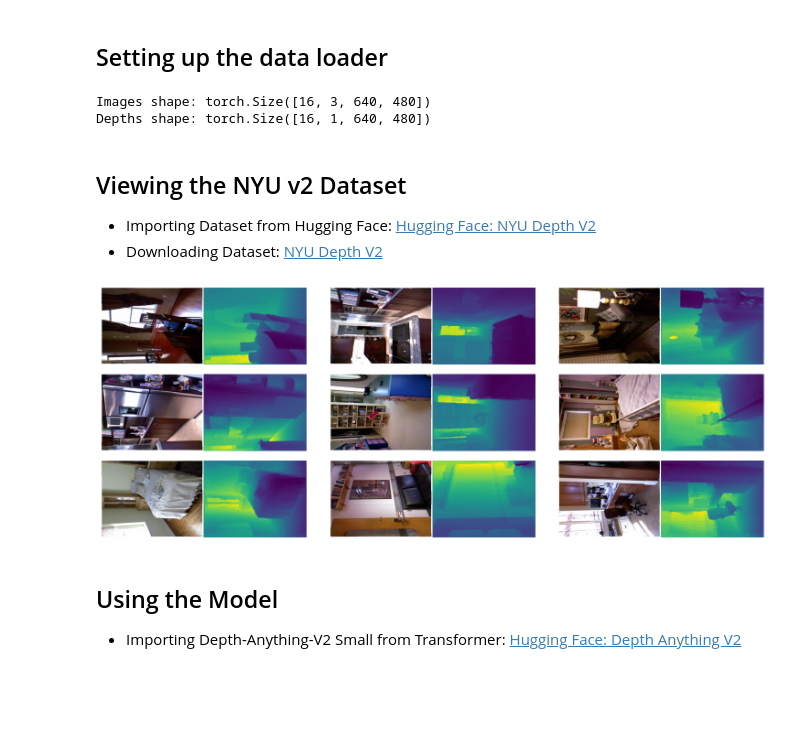
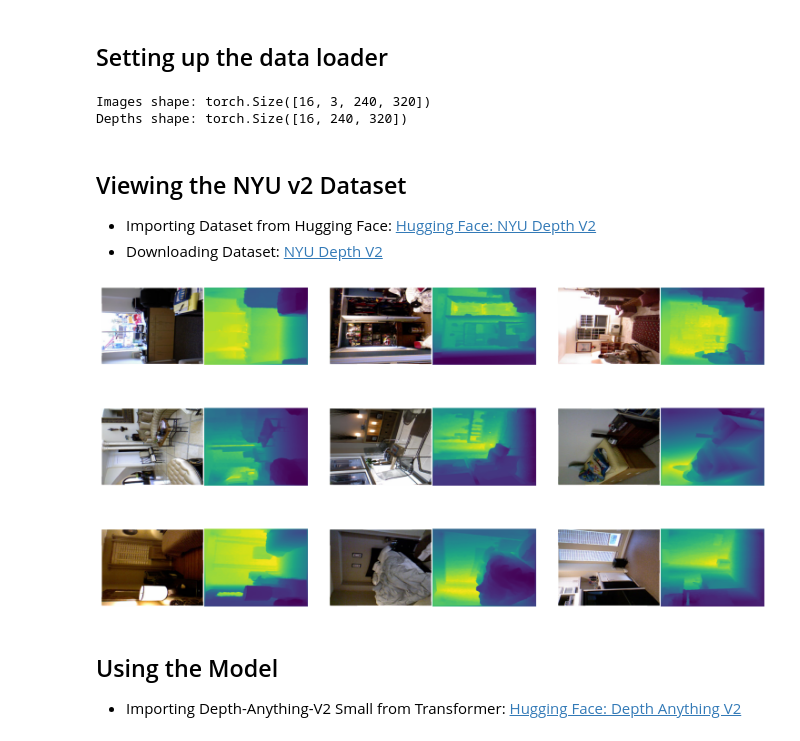
Before and after one commit to RubyQianru/Depth-Anything-V2-Mini, a Jupyter notebook: main.ipynb, the cells around one changed output. Drawn from its saved outputs; the diff is of its cells as text; code cells hidden in the pictures; blank space fills up the shorter version.

```diff
--- a/main.ipynb
+++ b/main.ipynb
@@ -12,10 +36,12 @@ from Dataset import NYUDepthV2Dataset
 # %%
 from torch.utils.data import DataLoader
 from torchvision import transforms
+import cv2
+
 
 transform = transforms.Compose([
     transforms.ToTensor(),
-    transforms.Normalize(mean=[0.485, 0.456, 0.406], std=[0.229, 0.224, 0.225])
+    transforms.Normalize(mean=[0.485, 0.456, 0.406], std=[0.229, 0.224, 0.225]),
 ])
 
 dataset = NYUDepthV2Dataset('nyu_depth_v2_labeled.mat', transform=transform)
@@ -26,8 +52,8 @@ for images, depths in dataloader:
     print("Depths shape:", depths.shape)
     break
 # %% [output]
-Images shape: torch.Size([16, 3, 640, 480])
-Depths shape: torch.Size([16, 1, 640, 480])
+Images shape: torch.Size([16, 3, 240, 320])
+Depths shape: torch.Size([16, 240, 320])
 # %% [markdown]
 ## Viewing the NYU v2 Dataset
 - Importing Dataset from Hugging Face: [Hugging Face: NYU Depth V2](https://huggingface.co/datasets/sayakpaul/nyu_depth_v2)
@@ -38,16 +64,16 @@ depths = np.array(dataset.file['depths'])
 # %%
 random_indices = np.random.choice(len(images), 9).tolist()
 
-plt.figure(figsize=(15, 6))
+plt.figure(figsize=(15, 9))
 
 for i, idx in enumerate(random_indices):
     ax = plt.subplot(3, 3, i + 1)
     image_viz = u.merge_into_row(images[idx], depths[idx])
     plt.tight_layout()
     plt.imshow(image_viz.astype("uint8"))
     plt.axis("off")
 # %% [output]
-[figure, old version]
+[figure, new version]
 # %% [markdown]
 ## Using the Model
 - Importing Depth-Anything-V2 Small from Transformer: [Hugging Face: Depth Anything V2](https://huggingface.co/docs/transformers/main/en/model_doc/depth_anything_v2)
```
Also changed, not shown: parts of 7 cells of this notebook, 4 other files.
